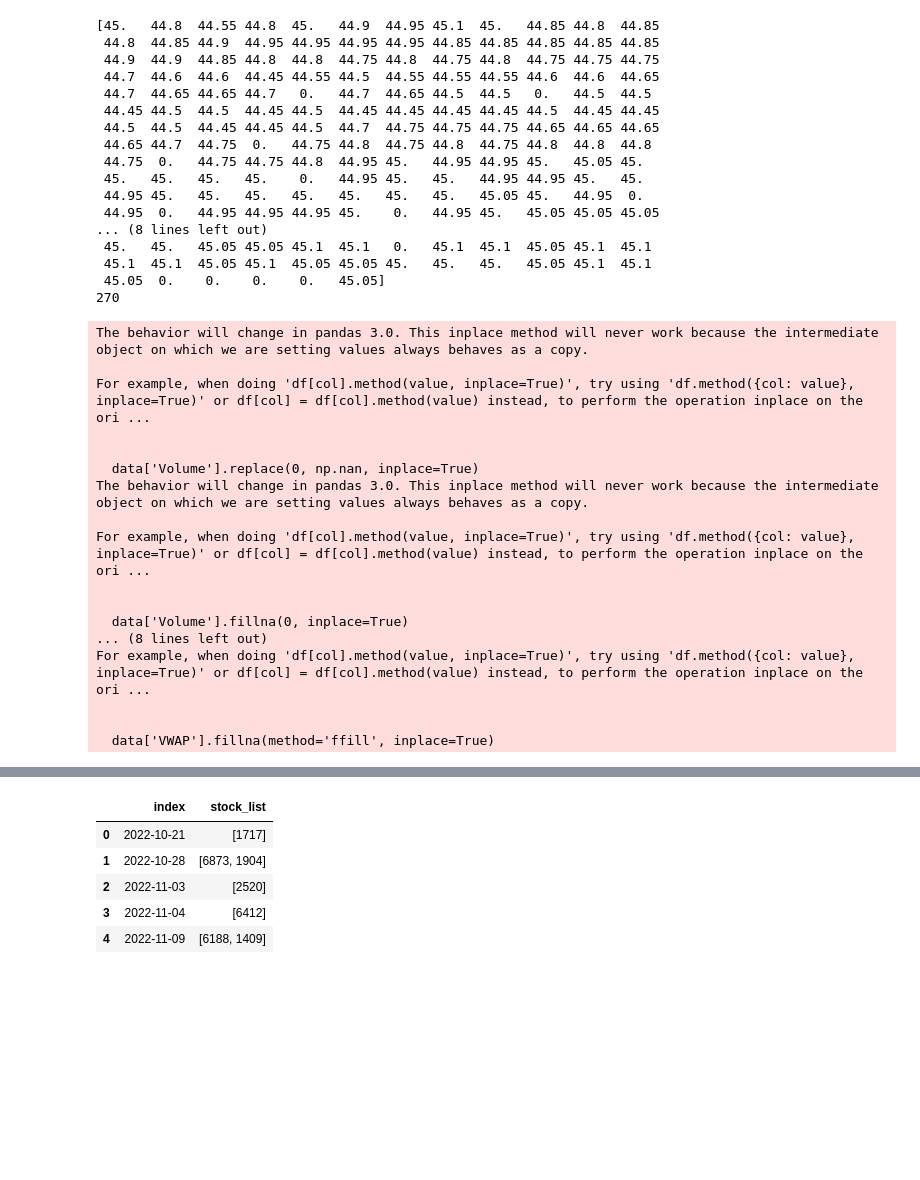
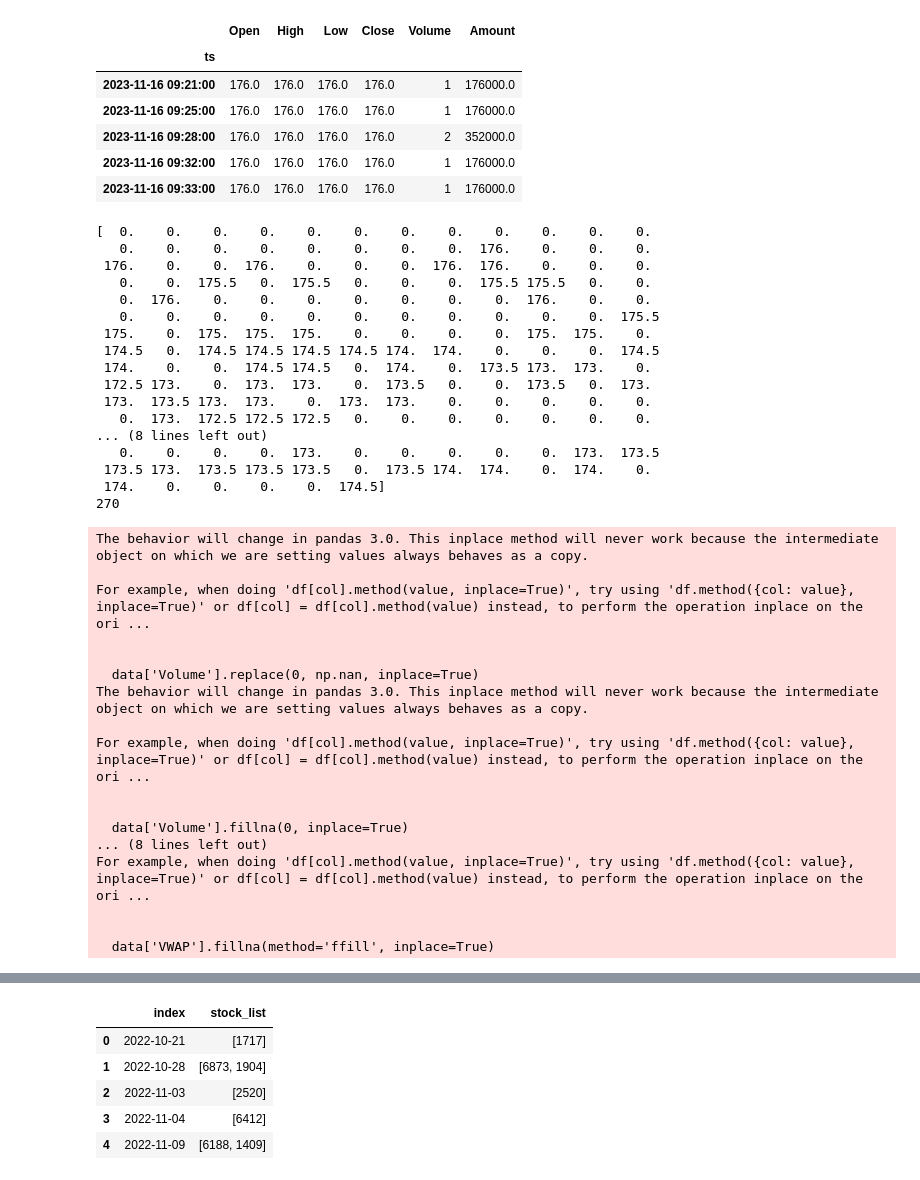
Before and after one commit to adenmao1202/SR8, a Jupyter notebook: setup/read_data.ipynb, the cells around one changed output, grey strips where cells are left out. Saved outputs shown, nothing was run; the diff lists cells and outputs as text; code cells hidden in the pictures; blank space fills up the shorter version.

```diff
--- a/setup/read_data.ipynb
+++ b/setup/read_data.ipynb
@@ -42,8 +47,6 @@ from daily_bt import (
 # %%
 config = load_config('config.yaml')
 # %%
-df= read_stock_data('2606', datetime.strptime('2023-11-16', '%Y-%m-%d'), '/Users/mouyasushi/k_data/永豐')
-print(df.head())
-print(df.tail())
-print(len(df))   # 每一隻股票的 length 會不一樣 （skip emtpy trade )
+df= read_stock_data('5536', datetime.strptime('2023-11-16', '%Y-%m-%d'), '/Users/mouyasushi/k_data/永豐')
+df.head()
 # %% [output]
@@ -65,27 +53,34 @@ ts
+|  | Open | High | Low | Close | Volume | Amount |
+| ts |  |  |  |  |  |  |
+| 2023-11-16 09:21:00 | 176.0 | 176.0 | 176.0 | 176.0 | 1 | 176000.0 |
+| 2023-11-16 09:25:00 | 176.0 | 176.0 | 176.0 | 176.0 | 1 | 176000.0 |
+| 2023-11-16 09:28:00 | 176.0 | 176.0 | 176.0 | 176.0 | 2 | 352000.0 |
+| 2023-11-16 09:32:00 | 176.0 | 176.0 | 176.0 | 176.0 | 1 | 176000.0 |
+| 2023-11-16 09:33:00 | 176.0 | 176.0 | 176.0 | 176.0 | 1 | 176000.0 |
 # %%
 import warnings
 warnings.filterwarnings("ignore", category=DeprecationWarning)
 np_data= construct_data(df, ma_period=14) # this is a dictioinary
-open_np = np_data['Open']
+open_np = np_data['Close']
 print(open_np)
 print(len(open_np))
 # %% [output]
-[45.   44.8  44.55 44.8  45.   44.9  44.95 45.1  45.   44.85 44.8  44.85
- 44.8  44.85 44.9  44.95 44.95 44.95 44.95 44.85 44.85 44.85 44.85 44.85
- 44.9  44.9  44.85 44.8  44.8  44.75 44.8  44.75 44.8  44.75 44.75 44.75
- 44.7  44.6  44.6  44.45 44.55 44.5  44.55 44.55 44.55 44.6  44.6  44.65
- 44.7  44.65 44.65 44.7   0.   44.7  44.65 44.5  44.5   0.   44.5  44.5
- 44.45 44.5  44.5  44.45 44.5  44.45 44.45 44.45 44.45 44.5  44.45 44.45
- 44.5  44.5  44.45 44.45 44.5  44.7  44.75 44.75 44.75 44.65 44.65 44.65
- 44.65 44.7  44.75  0.   44.75 44.8  44.75 44.8  44.75 44.8  44.8  44.8
- 44.75  0.   44.75 44.75 44.8  44.95 45.   44.95 44.95 45.   45.05 45.
- 45.   45.   45.   45.    0.   44.95 45.   45.   44.95 44.95 45.   45.
- 44.95 45.   45.   45.   45.   45.   45.   45.   45.05 45.   44.95  0.
- 44.95  0.   44.95 44.95 44.95 45.    0.   44.95 45.   45.05 45.05 45.05
+[  0.    0.    0.    0.    0.    0.    0.    0.    0.    0.    0.    0.
+   0.    0.    0.    0.    0.    0.    0.    0.  176.    0.    0.    0.
+ 176.    0.    0.  176.    0.    0.    0.  176.  176.    0.    0.    0.
+   0.    0.  175.5   0.  175.5   0.    0.    0.  175.5 175.5   0.    0.
+   0.  176.    0.    0.    0.    0.    0.    0.    0.  176.    0.    0.
+   0.    0.    0.    0.    0.    0.    0.    0.    0.    0.    0.  175.5
+ 175.    0.  175.  175.  175.    0.    0.    0.    0.  175.  175.    0.
+ 174.5   0.  174.5 174.5 174.5 174.5 174.  174.    0.    0.    0.  174.5
+ 174.    0.    0.  174.5 174.5   0.  174.    0.  173.5 173.  173.    0.
+ 172.5 173.    0.  173.  173.    0.  173.5   0.    0.  173.5   0.  173.
+ 173.  173.5 173.  173.    0.  173.  173.    0.    0.    0.    0.    0.
+   0.  173.  172.5 172.5 172.5   0.    0.    0.    0.    0.    0.    0.
 ... (8 lines left out)
- 45.   45.   45.05 45.05 45.1  45.1   0.   45.1  45.1  45.05 45.1  45.1
- 45.1  45.1  45.05 45.1  45.05 45.05 45.   45.   45.   45.05 45.1  45.1
- 45.05  0.    0.    0.    0.   45.05]
+   0.    0.    0.    0.  173.    0.    0.    0.    0.    0.  173.  173.5
+ 173.5 173.  173.5 173.5 173.5   0.  173.5 174.  174.    0.  174.    0.
+ 174.    0.    0.    0.    0.  174.5]
 270
 The behavior will change in pandas 3.0. This inplace method will never work because the intermediate object on which we are setting values always behaves as a copy.
 
```
Also changed, not shown: parts of 9 cells of this notebook, 4 other files.
